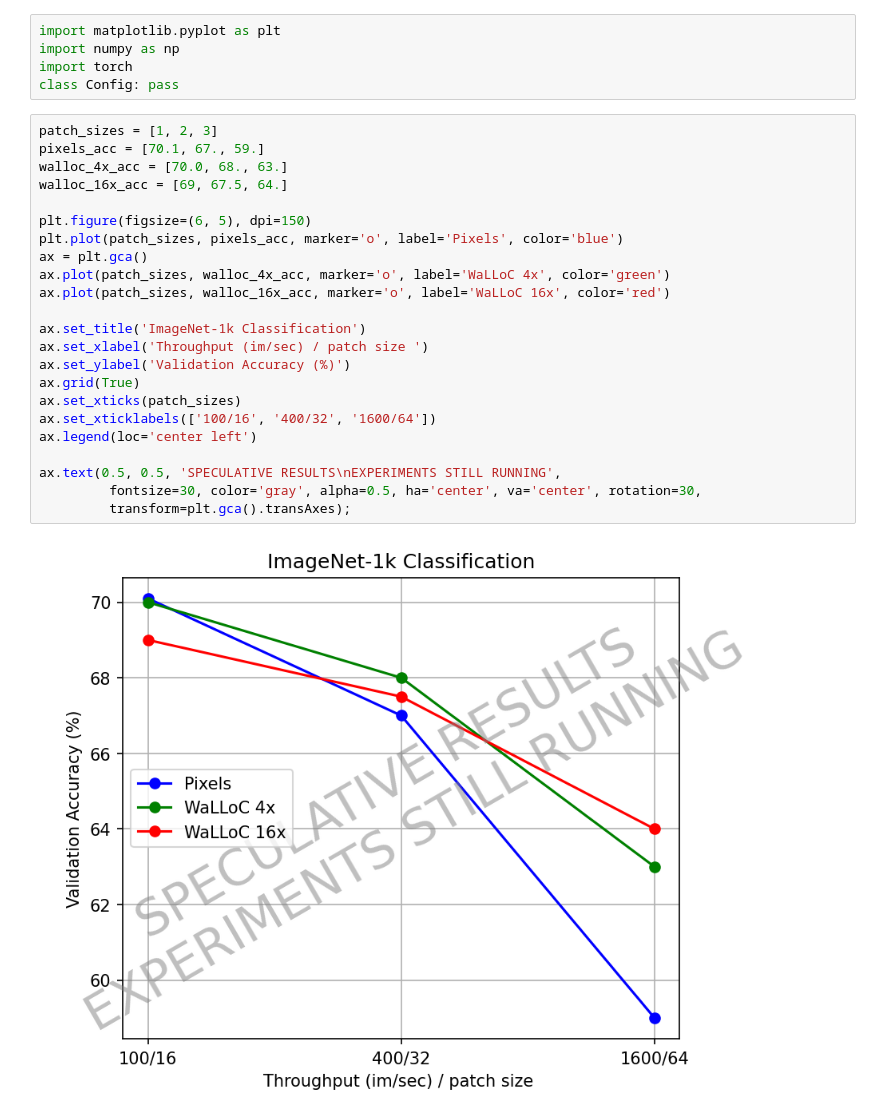
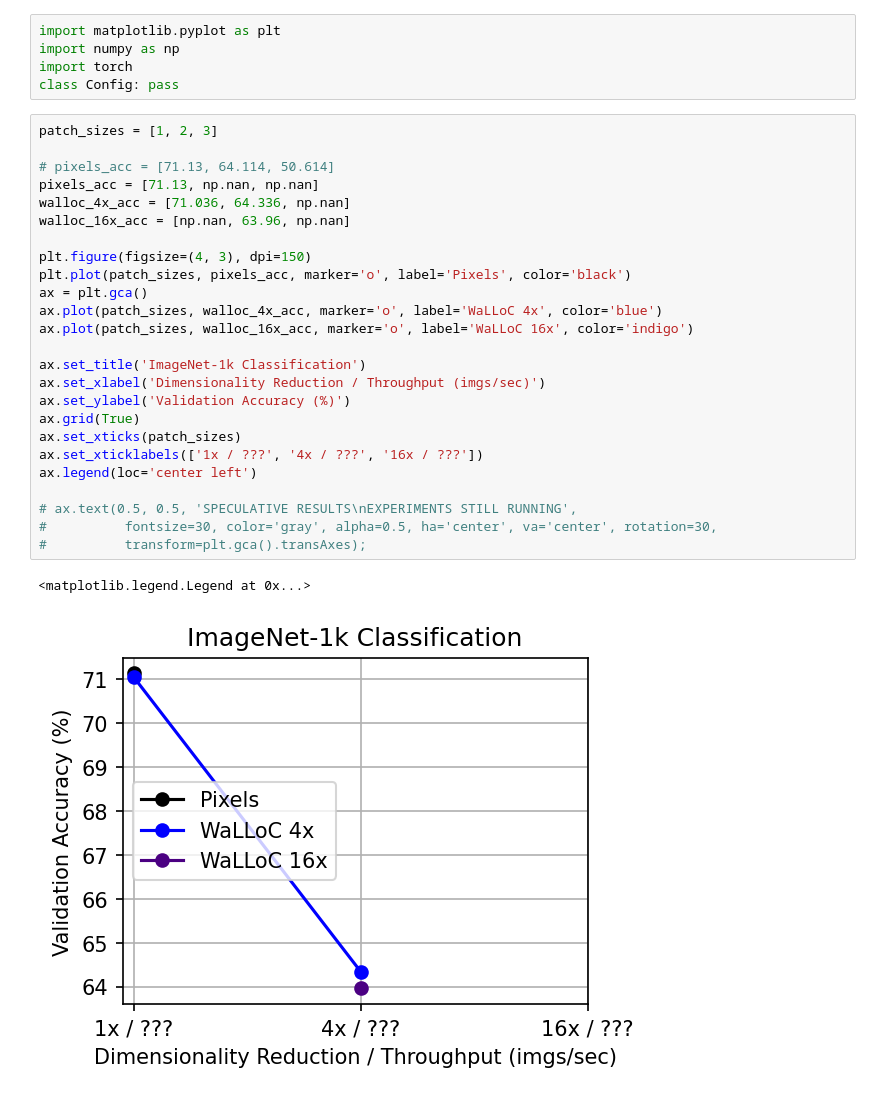
Before and after one commit to danjacobellis/LCCL, a Jupyter notebook: train/results_plot.ipynb, the cells around one changed output. Cells and saved outputs as stored; diff of their text form.

```diff
--- a/train/results_plot.ipynb
+++ b/train/results_plot.ipynb
@@ -5,28 +5,31 @@ import torch
 class Config: pass
 # %%
 patch_sizes = [1, 2, 3]
-pixels_acc = [70.1, 67., 59.]
-walloc_4x_acc = [70.0, 68., 63.]
-walloc_16x_acc = [69, 67.5, 64.]
 
-plt.figure(figsize=(6, 5), dpi=150)
-plt.plot(patch_sizes, pixels_acc, marker='o', label='Pixels', color='blue')
+# pixels_acc = [71.13, 64.114, 50.614]
+pixels_acc = [71.13, np.nan, np.nan]
+walloc_4x_acc = [71.036, 64.336, np.nan]
+walloc_16x_acc = [np.nan, 63.96, np.nan]
+
+plt.figure(figsize=(4, 3), dpi=150)
+plt.plot(patch_sizes, pixels_acc, marker='o', label='Pixels', color='black')
 ax = plt.gca()
-ax.plot(patch_sizes, walloc_4x_acc, marker='o', label='WaLLoC 4x', color='green')
-ax.plot(patch_sizes, walloc_16x_acc, marker='o', label='WaLLoC 16x', color='red')
+ax.plot(patch_sizes, walloc_4x_acc, marker='o', label='WaLLoC 4x', color='blue')
+ax.plot(patch_sizes, walloc_16x_acc, marker='o', label='WaLLoC 16x', color='indigo')
 
 ax.set_title('ImageNet-1k Classification')
-ax.set_xlabel('Throughput (im/sec) / patch size ')
+ax.set_xlabel('Dimensionality Reduction / Throughput (imgs/sec)')
 ax.set_ylabel('Validation Accuracy (%)')
 ax.grid(True)
 ax.set_xticks(patch_sizes)
-ax.set_xticklabels(['100/16', '400/32', '1600/64'])
+ax.set_xticklabels(['1x / ???', '4x / ???', '16x / ???'])
 ax.legend(loc='center left')
 
-ax.text(0.5, 0.5, 'SPECULATIVE RESULTS\nEXPERIMENTS STILL RUNNING',
-         fontsize=30, color='gray', alpha=0.5, ha='center', va='center', rotation=30,
-         transform=plt.gca().transAxes);
+# ax.text(0.5, 0.5, 'SPECULATIVE RESULTS\nEXPERIMENTS STILL RUNNING',
+#          fontsize=30, color='gray', alpha=0.5, ha='center', va='center', rotation=30,
+#          transform=plt.gca().transAxes);
 # %% [output]
+<matplotlib.legend.Legend at 0x...>
-[figure, old version]
+[figure, new version]
 # %%
 patch_sizes = [1, 2, 3]
```
Also changed, not shown: parts of 6 cells of this notebook.
